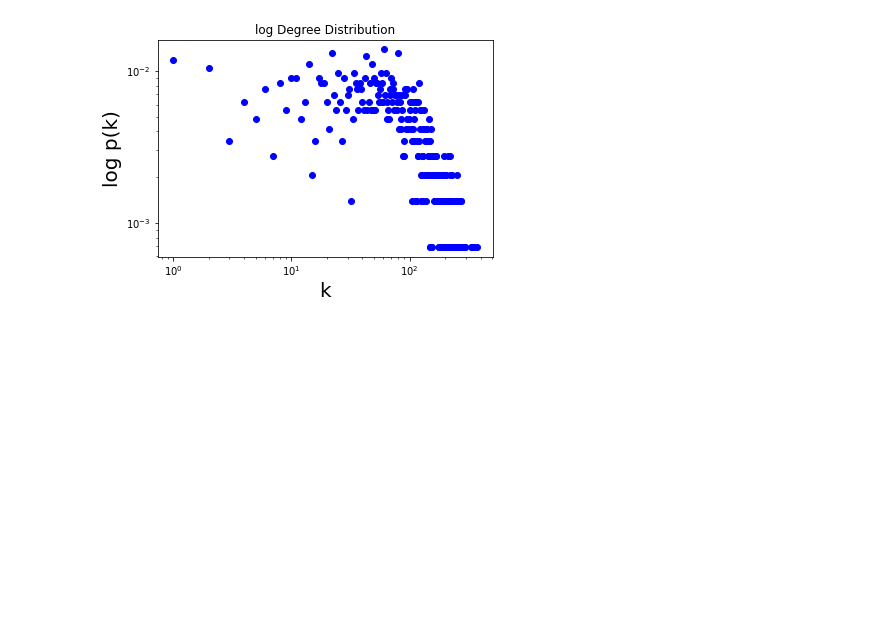
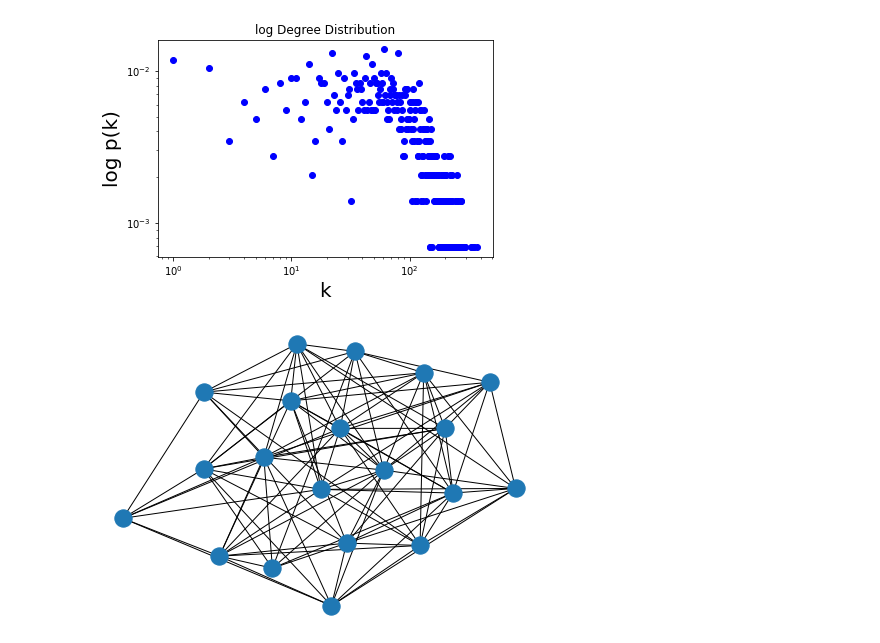
Before and after one commit to gezzzo/Social-final-project-, a Jupyter notebook: Social project.ipynb, the cells around one changed output. Drawn from its saved outputs; the diff is of its cells as text; code cells hidden in the pictures; blank space fills up the shorter version.

```diff
--- a/Social project.ipynb
+++ b/Social project.ipynb
@@ -179,3 +179,8 @@ plot_degree_dist(G)
 246
 [figure]
 [figure]
+# %%
+G = nx.dense_gnm_random_graph(20,100)
+nx.draw(G)
+# %% [output]
+[figure, added]
```
Also changed, not shown: parts of 7 cells of this notebook, 1 other file.
